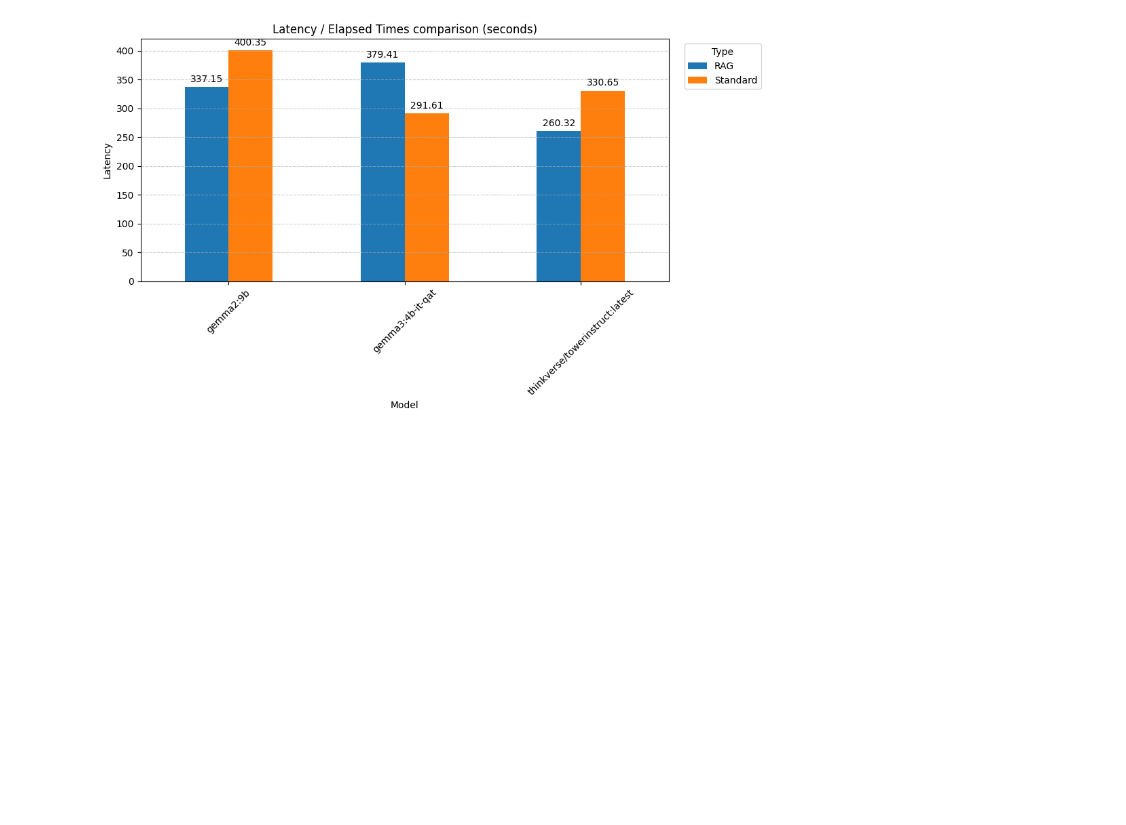
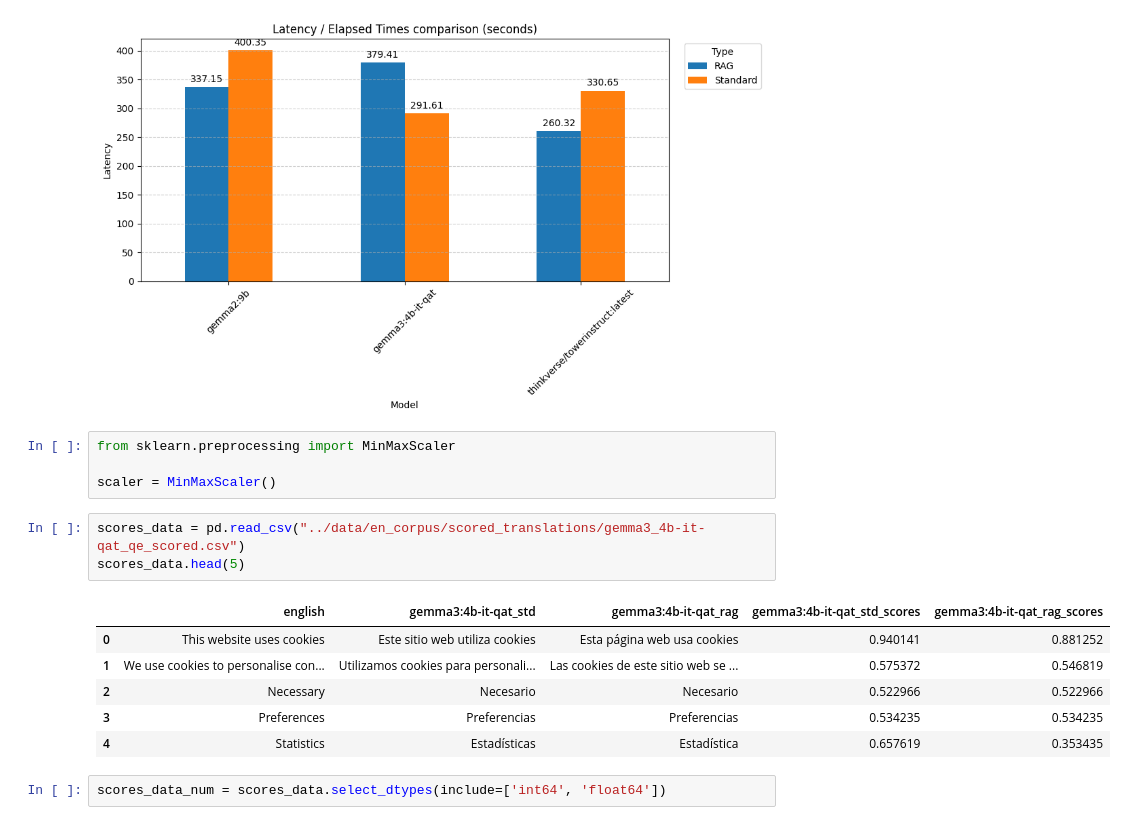
Before and after one commit to jmura84/FOREO_AI_Engineering, a Jupyter notebook: notebooks/llms_quality_estimation_rag_test.ipynb, the cells around one changed output. Cells and saved outputs as stored; diff of their text form; blank space fills up the shorter version.

```diff
--- a/notebooks/llms_quality_estimation_rag_test.ipynb
+++ b/notebooks/llms_quality_estimation_rag_test.ipynb
@@ -461,3 +461,19 @@ plot_metric(metrics_df, "Latency", "Latency / Elapsed Times comparison (seconds)
 # %% [output]
 [figure]
 [figure]
+# %%
+from sklearn.preprocessing import MinMaxScaler
+
+scaler = MinMaxScaler()
+# %%
+scores_data = pd.read_csv("../data/en_corpus/scored_translations/gemma3_4b-it-qat_qe_scored.csv")
+scores_data.head(5)
+# %% [output]
+|  | english | gemma3:4b-it-qat_std | gemma3:4b-it-qat_rag | gemma3:4b-it-qat_std_scores | gemma3:4b-it-qat_rag_scores |
+| 0 | This website uses cookies | Este sitio web utiliza cookies | Esta página web usa cookies | 0.940141 | 0.881252 |
+| 1 | We use cookies to personalise con... | Utilizamos cookies para personali... | Las cookies de este sitio web se ... | 0.575372 | 0.546819 |
+| 2 | Necessary | Necesario | Necesario | 0.522966 | 0.522966 |
+| 3 | Preferences | Preferencias | Preferencias | 0.534235 | 0.534235 |
+| 4 | Statistics | Estadísticas | Estadística | 0.657619 | 0.353435 |
+# %%
+scores_data_num = scores_data.select_dtypes(include=['int64', 'float64'])
```
Also changed, not shown: parts of 4 cells of this notebook, 1 other file.
